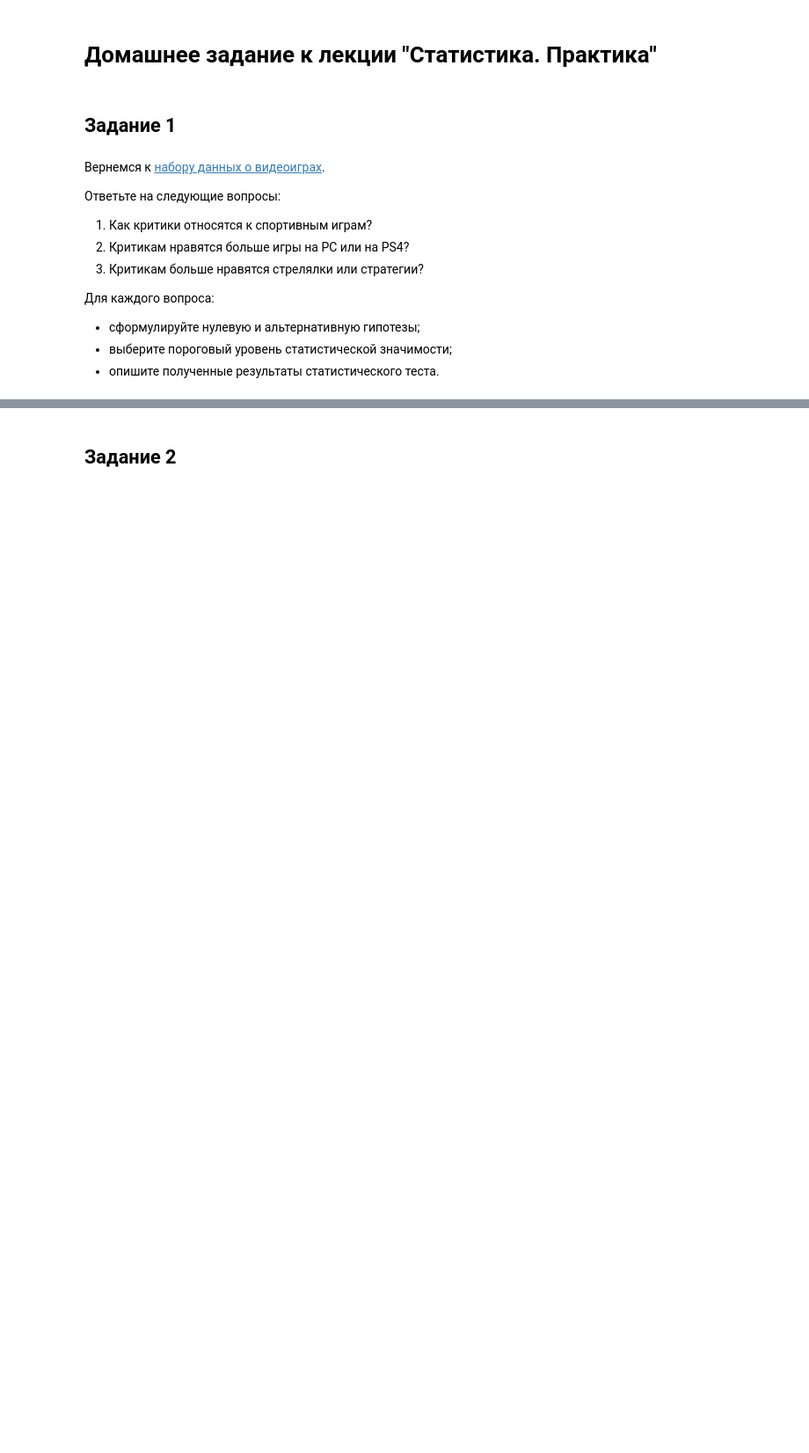
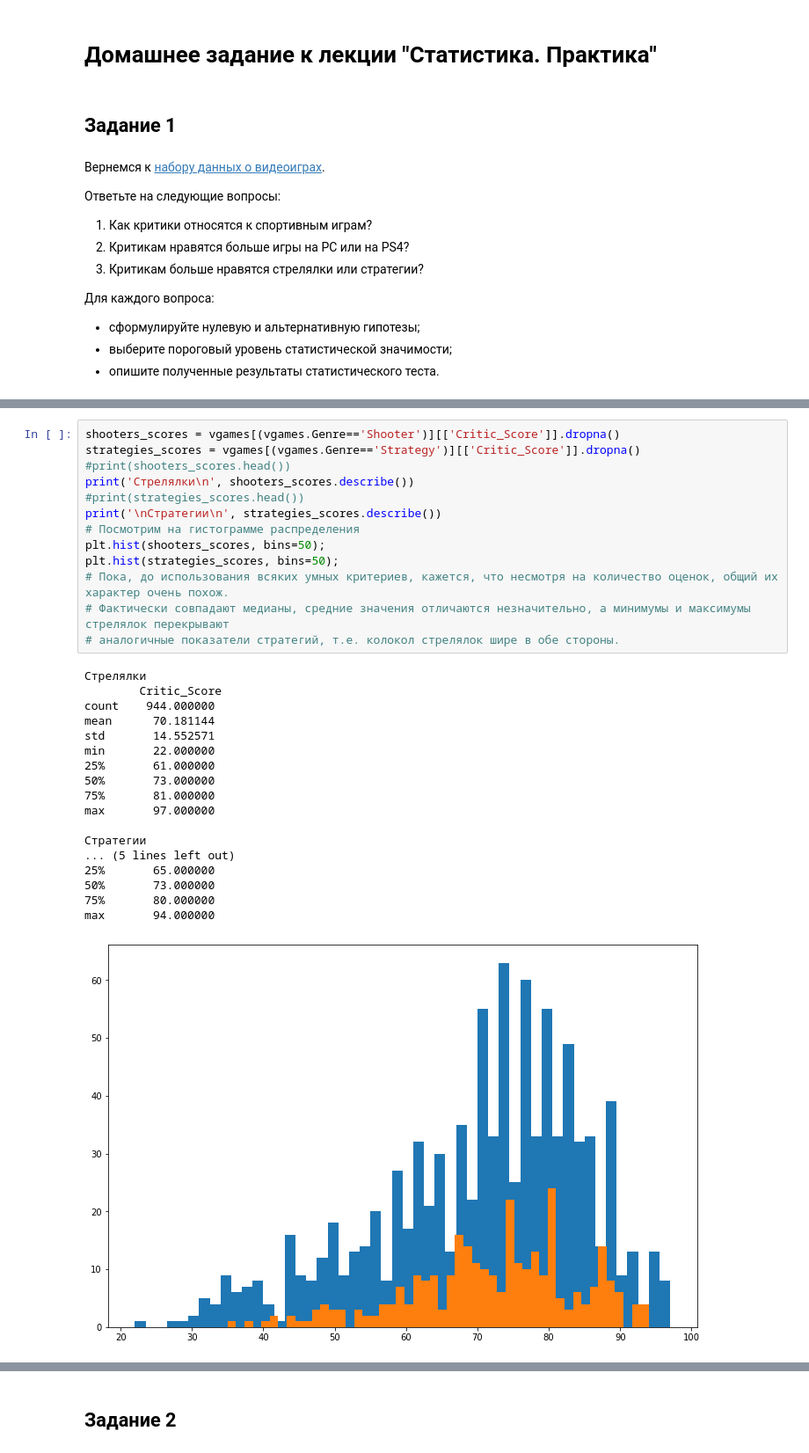
Before and after one commit to ant69/pandas_statistic, a Jupyter notebook: homework_statistics_8_case_study.ipynb, the cells around one changed output, grey strips where cells are left out. Shown at 88% size. Drawn from its saved outputs; the diff is of its cells as text; blank space fills up the shorter version.

```diff
--- a/homework_statistics_8_case_study.ipynb
+++ b/homework_statistics_8_case_study.ipynb
@@ -17,0 +213,32 @@
+# %%
+shooters_scores = vgames[(vgames.Genre=='Shooter')][['Critic_Score']].dropna()
+strategies_scores = vgames[(vgames.Genre=='Strategy')][['Critic_Score']].dropna()
+#print(shooters_scores.head())
+print('Стрелялки\n', shooters_scores.describe())
+#print(strategies_scores.head())
+print('\nСтратегии\n', strategies_scores.describe())
+# Посмотрим на гистограмме распределения
+plt.hist(shooters_scores, bins=50);
+plt.hist(strategies_scores, bins=50);
+# Пока, до использования всяких умных критериев, кажется, что несмотря на количество оценок, общий их характер очень похож.
+# Фактически совпадают медианы, средние значения отличаются незначительно, а минимумы и максимумы стрелялок перекрывают
+# аналогичные показатели стратегий, т.е. колокол стрелялок шире в обе стороны.
+# %% [output]
+Стрелялки
+        Critic_Score
+count    944.000000
+mean      70.181144
+std       14.552571
+min       22.000000
+25%       61.000000
+50%       73.000000
+75%       81.000000
+max       97.000000
+
+Стратегии
+... (5 lines left out)
+25%       65.000000
+50%       73.000000
+75%       80.000000
+max       94.000000
+[figure, added]
```
Also changed, not shown: parts of 18 cells of this notebook.
